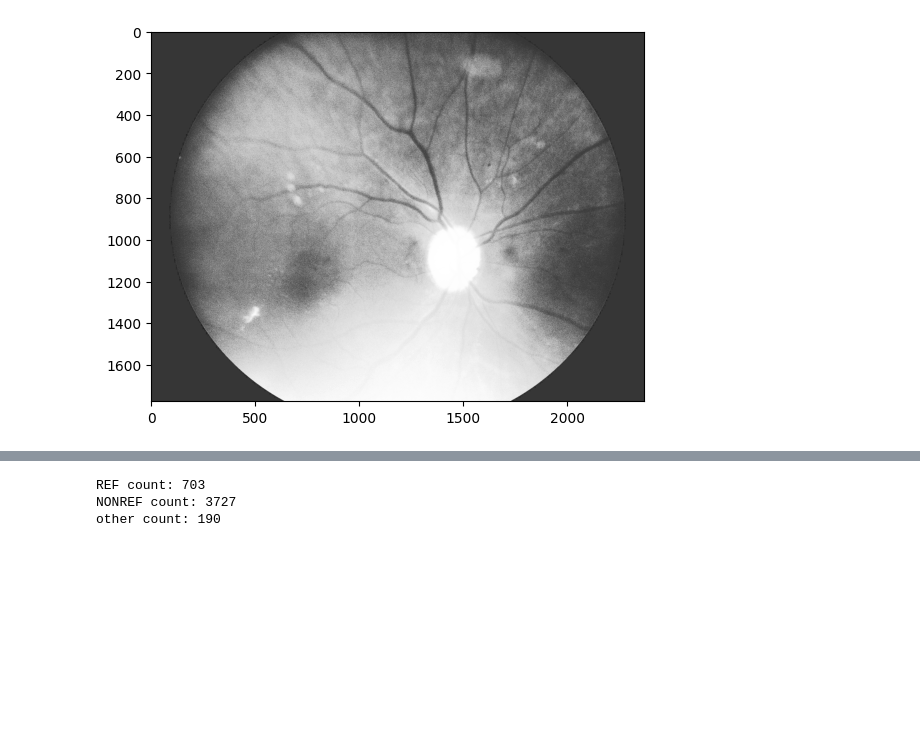
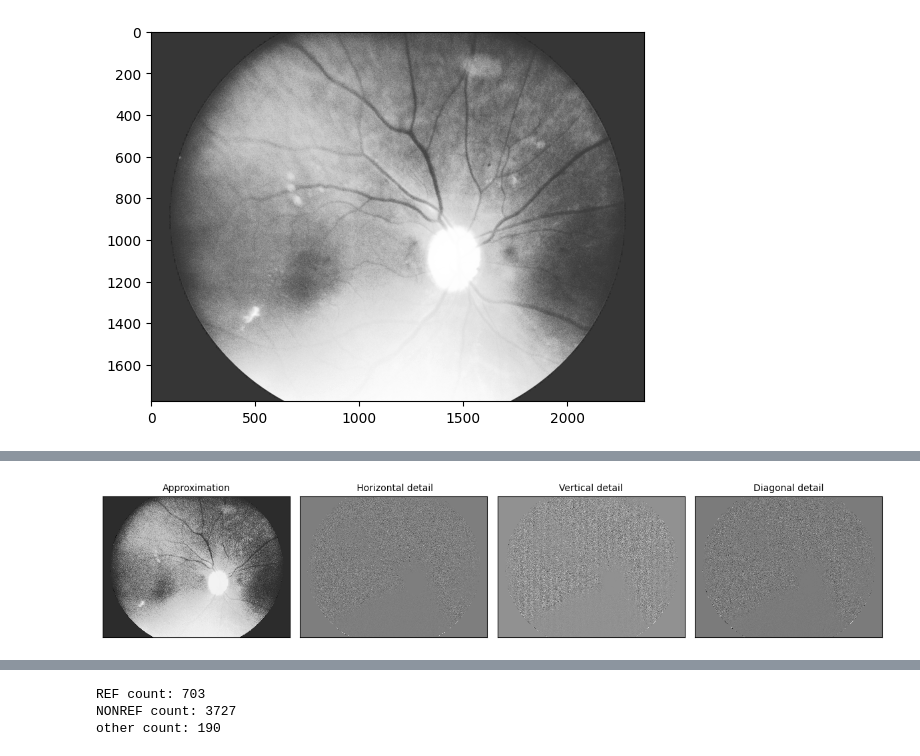
Before and after one commit to lcooke238/DiabeticRetinopathyML, a Jupyter notebook: code/exploration.ipynb, the cells around one changed output, grey strips where cells are left out. Cells and saved outputs as stored; diff of their text form; code cells hidden in the pictures; blank space fills up the shorter version.

```diff
--- a/code/exploration.ipynb
+++ b/code/exploration.ipynb
@@ -53,21 +56,23 @@ plt.show()
 # %%
-# # apply discrete wavelet transform
-# # Load image
-# original = img_hcontrast
+# did not like
+# apply discrete wavelet transform, trying to look at noise and feature boundaries
+# Load image
+original = img_hcontrast
 
+# Wavelet transform of image, and plot approximation and details
+titles = ['Approximation', ' Horizontal detail',
+          'Vertical detail', 'Diagonal detail']
+coeffs2 = pywt.dwt2(original, 'bior1.3')
+LL, (LH, HL, HH) = coeffs2
+fig = plt.figure(figsize=(12, 3))
+for i, a in enumerate([LL, LH, HL, HH]):
+    ax = fig.add_subplot(1, 4, i + 1)
+    ax.imshow(a, interpolation="nearest", cmap='gray')
+    ax.set_title(titles[i], fontsize=10)
+    ax.set_xticks([])
+    ax.set_yticks([])
 
-# # Wavelet transform of image, and plot approximation and details
-# titles = ['Approximation', ' Horizontal detail',
-#           'Vertical detail', 'Diagonal detail']
-# coeffs2 = pywt.dwt2(original, 'bior1.3')
-# LL, (LH, HL, HH) = coeffs2
-# fig = plt.figure(figsize=(12, 3))
-# for i, a in enumerate([LL, LH, HL, HH]):
-#     ax = fig.add_subplot(1, 4, i + 1)
-#     ax.imshow(a, interpolation="nearest", cmap='gray')
-#     ax.set_title(titles[i], fontsize=10)
-#     ax.set_xticks([])
-#     ax.set_yticks([])
-
-# fig.tight_layout()
-# plt.show()
+fig.tight_layout()
+plt.show()
+# %% [output]
+[figure, added]
```
Also changed, not shown: parts of 3 cells of this notebook, 7 other files.
